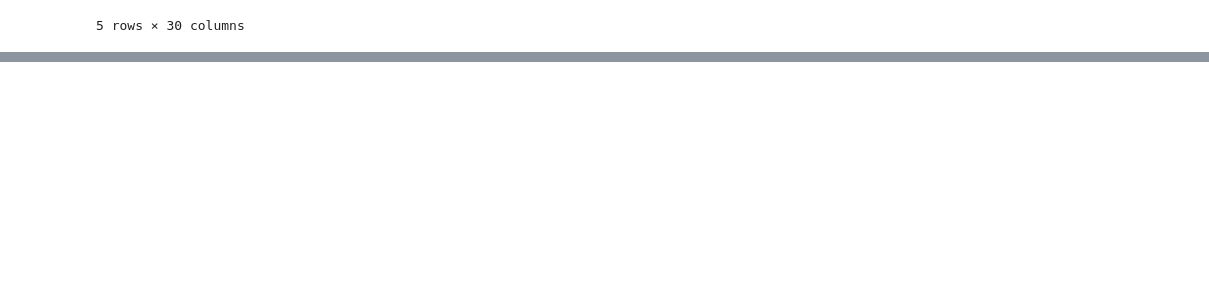
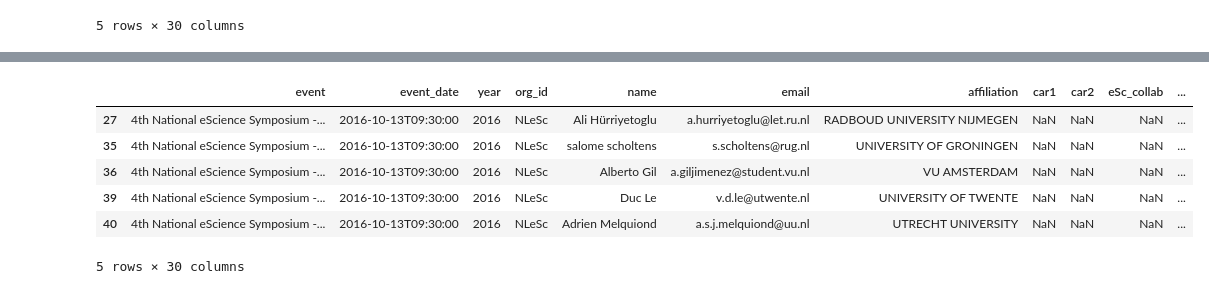
Before and after one commit to escience-academy/workshop_analysis, a Jupyter notebook: viz/Eventbrite_maps.ipynb, the cells around one changed output, grey strips where cells are left out. Drawn from its saved outputs; the diff is of its cells as text; code cells hidden in the pictures; blank space fills up the shorter version.

```diff
--- a/viz/Eventbrite_maps.ipynb
+++ b/viz/Eventbrite_maps.ipynb
@@ -25,0 +148,11 @@ world = gpd.read_file('../data/50m_cultural/ne_50m_admin_0_countries.shp')
+# %%
+df_unis = df[df['affiliation_type'] == 'University']
+df_unis.head()
+# %% [output]
+|  | event | event_date | year | org_id | name | email | affiliation | car1 | car2 | eSc_collab | ... |
+| 27 | 4th National eScience Symposium -... | 2016-10-13T09:30:00 | 2016 | NLeSc | Ali Hürriyetoglu | a.hurriyetoglu@let.ru.nl | RADBOUD UNIVERSITY NIJMEGEN | NaN | NaN | NaN | ... |
+| 35 | 4th National eScience Symposium -... | 2016-10-13T09:30:00 | 2016 | NLeSc | salome scholtens | s.scholtens@rug.nl | UNIVERSITY OF GRONINGEN | NaN | NaN | NaN | ... |
+| 36 | 4th National eScience Symposium -... | 2016-10-13T09:30:00 | 2016 | NLeSc | Alberto Gil | a.giljimenez@student.vu.nl | VU AMSTERDAM | NaN | NaN | NaN | ... |
+| 39 | 4th National eScience Symposium -... | 2016-10-13T09:30:00 | 2016 | NLeSc | Duc Le | v.d.le@utwente.nl | UNIVERSITY OF TWENTE | NaN | NaN | NaN | ... |
+| 40 | 4th National eScience Symposium -... | 2016-10-13T09:30:00 | 2016 | NLeSc | Adrien Melquiond | a.s.j.melquiond@uu.nl | UTRECHT UNIVERSITY | NaN | NaN | NaN | ... |
+5 rows × 30 columns
```
Also changed, not shown: parts of 12 cells of this notebook.
